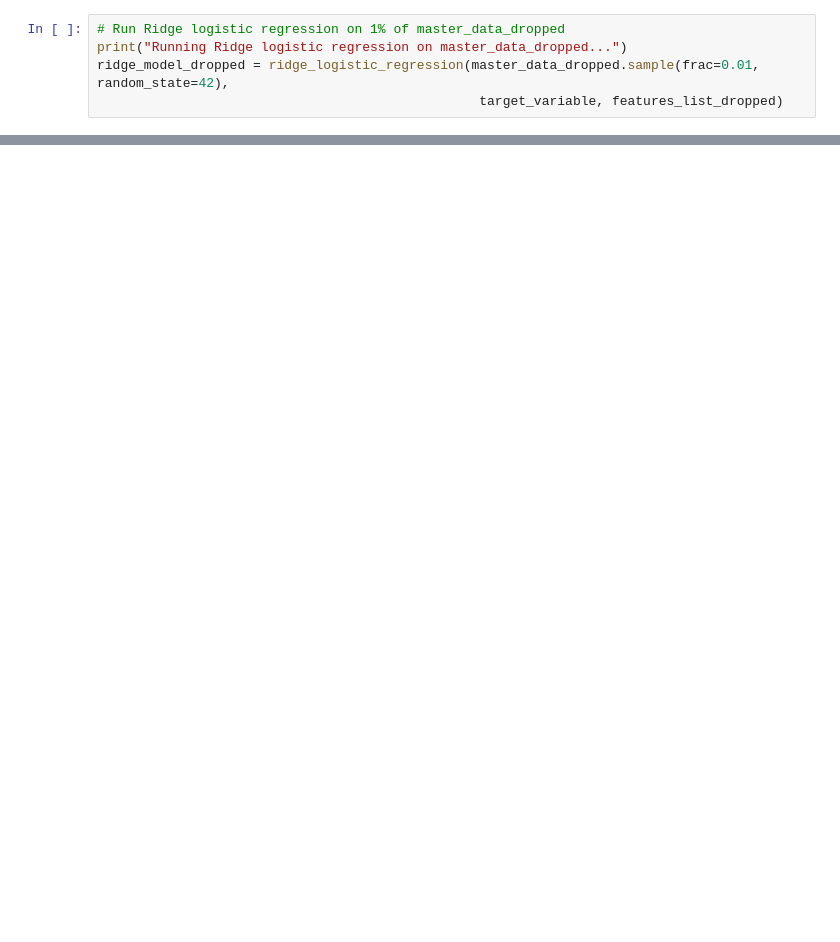
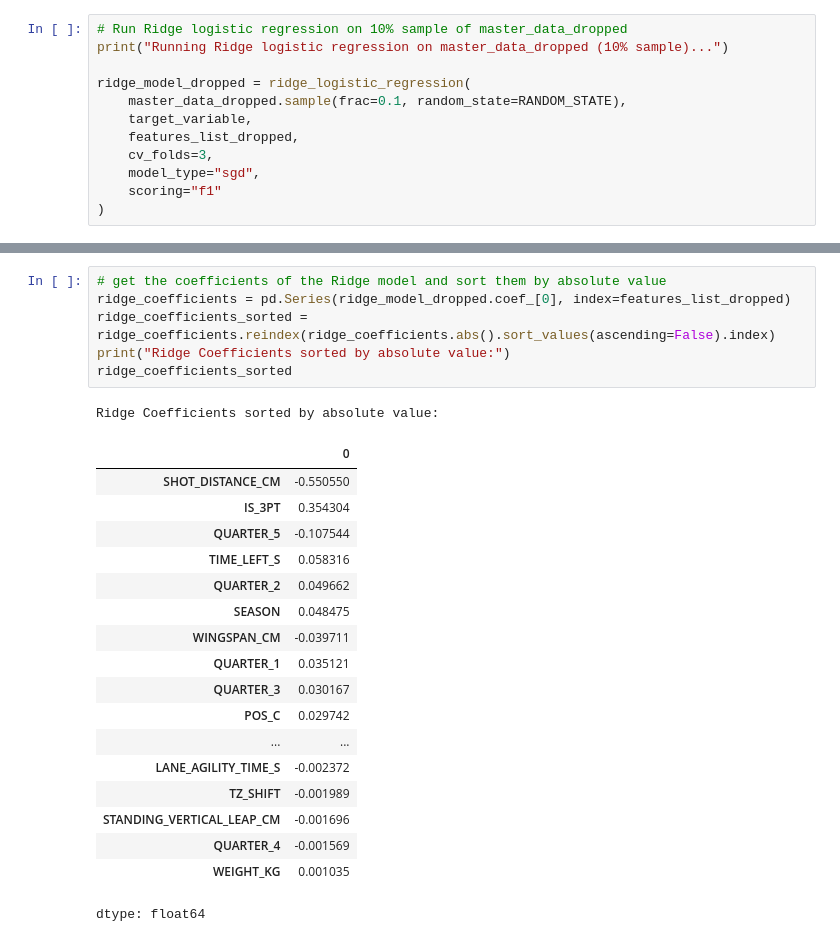
Before and after one commit to fbec76/sas-curiosity-cup-2026, a Jupyter notebook: notebooks/log_reg_exploration.ipynb, the cells around one changed output, grey strips where cells are left out. Cells and saved outputs as stored; diff of their text form; blank space fills up the shorter version.

```diff
--- a/notebooks/log_reg_exploration.ipynb
+++ b/notebooks/log_reg_exploration.ipynb
@@ -175,5 +303,12 @@ KeyboardInterrupt:
 # %%
-# Run Ridge logistic regression on 1% of master_data_dropped
-print("Running Ridge logistic regression on master_data_dropped...")
-ridge_model_dropped = ridge_logistic_regression(master_data_dropped.sample(frac=0.01, random_state=42),
-                                                 target_variable, features_list_dropped)
+# Run Ridge logistic regression on 10% sample of master_data_dropped
+print("Running Ridge logistic regression on master_data_dropped (10% sample)...")
+
+ridge_model_dropped = ridge_logistic_regression(
+    master_data_dropped.sample(frac=0.1, random_state=RANDOM_STATE),
+    target_variable,
+    features_list_dropped,
+    cv_folds=3,
+    model_type="sgd",
+    scoring="f1"
+)
@@ -179,0 +332,26 @@ ridge_model_dropped = ridge_logistic_regression(master_data_dropped.sample(frac=
+# %%
+# get the coefficients of the Ridge model and sort them by absolute value
+ridge_coefficients = pd.Series(ridge_model_dropped.coef_[0], index=features_list_dropped)
+ridge_coefficients_sorted = ridge_coefficients.reindex(ridge_coefficients.abs().sort_values(ascending=False).index)
+print("Ridge Coefficients sorted by absolute value:")
+ridge_coefficients_sorted
+# %% [output]
+Ridge Coefficients sorted by absolute value:
+|  | 0 |
+| SHOT_DISTANCE_CM | -0.550550 |
+| IS_3PT | 0.354304 |
+| QUARTER_5 | -0.107544 |
+| TIME_LEFT_S | 0.058316 |
+| QUARTER_2 | 0.049662 |
+| SEASON | 0.048475 |
+| WINGSPAN_CM | -0.039711 |
+| QUARTER_1 | 0.035121 |
+| QUARTER_3 | 0.030167 |
+| POS_C | 0.029742 |
+| ... | ... |
+| LANE_AGILITY_TIME_S | -0.002372 |
+| TZ_SHIFT | -0.001989 |
+| STANDING_VERTICAL_LEAP_CM | -0.001696 |
+| QUARTER_4 | -0.001569 |
+| WEIGHT_KG | 0.001035 |
+dtype: float64
```
Also changed, not shown: parts of 18 cells of this notebook.
